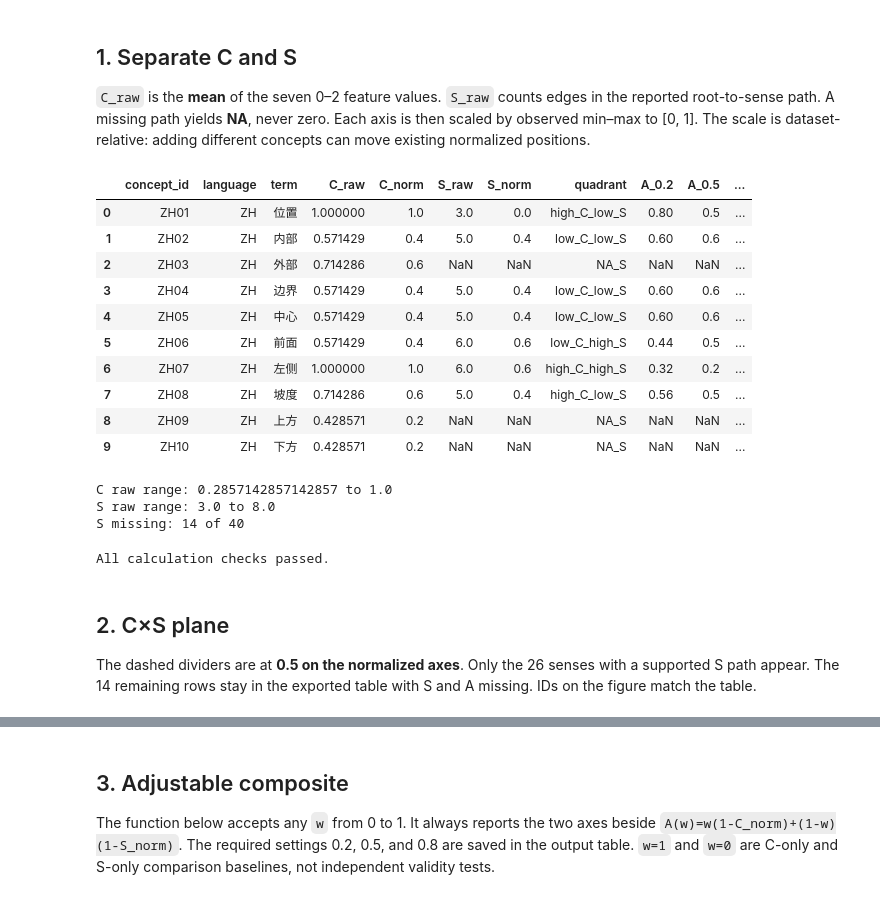
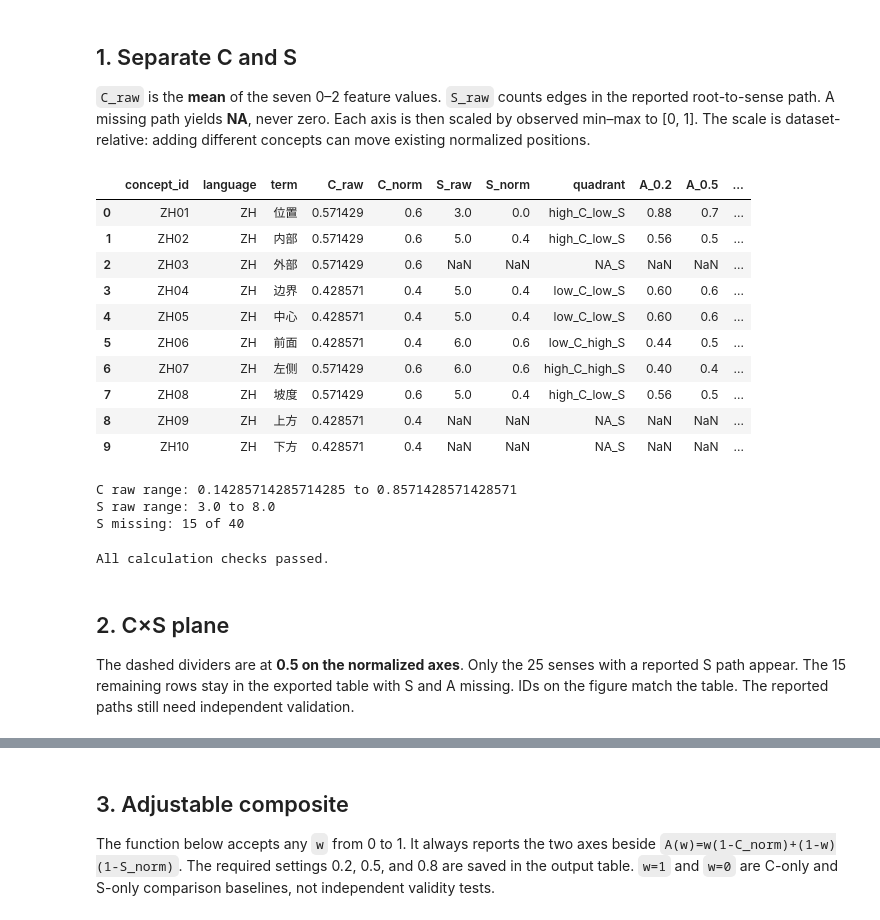
Before and after one commit to Uuu-7/Embodied-AI-and-Neurocomputational-Semantics, a Jupyter notebook: assignments/xiayuqi/ha1_simulator.ipynb, the cells around one changed output, grey strips where cells are left out. Drawn from its saved outputs; the diff is of its cells as text; code cells hidden in the pictures.

```diff
--- a/assignments/xiayuqi/ha1_simulator.ipynb
+++ b/assignments/xiayuqi/ha1_simulator.ipynb
@@ -15,7 +13,7 @@ from IPython.display import display, Image
 
 current = Path.cwd().resolve()
 repo = next((p for p in (current, *current.parents)
-             if (p / "data/final/spatial_relations_zh20_en20_v1.csv").is_file()), None)
+             if (p / "data/final/spatial_relations_zh20_en20_v2.csv").is_file()), None)
 if repo is None:
     raise FileNotFoundError("Open the notebook inside the repository or run it from the repository root")
 work = repo / "assignments/xiayuqi"
@@ -35,28 +33,28 @@ Repository: E:\Data Science\DS_2\7_Embodied AI and Neurocomputional Semantics\hi
 
 `C_raw` is the **mean** of the seven 0–2 feature values. `S_raw` counts edges in the reported root-to-sense path. A missing path yields **NA**, never zero. Each axis is then scaled by observed min–max to [0, 1]. The scale is dataset-relative: adding different concepts can move existing normalized positions.
 # %%
-inventory = load_inventory(repo / "data/final/spatial_relations_zh20_en20_v1.csv")
+inventory = load_inventory(repo / "data/final/spatial_relations_zh20_en20_v2.csv")
 scores = add_weight_settings(prepare_scores(inventory, c_aggregation="mean"))
 display(scores[["concept_id","language","term","C_raw","C_norm","S_raw","S_norm",
                 "quadrant","A_0.2","A_0.5","A_0.8"]].head(10))
 print("C raw range:", scores.C_raw.min(), "to", scores.C_raw.max())
 print("S raw range:", scores.S_raw.min(), "to", scores.S_raw.max())
 print("S missing:", scores.S_raw.isna().sum(), "of", len(scores))
 # %% [output]
 |  | concept_id | language | term | C_raw | C_norm | S_raw | S_norm | quadrant | A_0.2 | A_0.5 | ... |
-| 0 | ZH01 | ZH | 位置 | 1.000000 | 1.0 | 3.0 | 0.0 | high_C_low_S | 0.80 | 0.5 | ... |
-| 1 | ZH02 | ZH | 内部 | 0.571429 | 0.4 | 5.0 | 0.4 | low_C_low_S | 0.60 | 0.6 | ... |
-| 2 | ZH03 | ZH | 外部 | 0.714286 | 0.6 | NaN | NaN | NA_S | NaN | NaN | ... |
-| 3 | ZH04 | ZH | 边界 | 0.571429 | 0.4 | 5.0 | 0.4 | low_C_low_S | 0.60 | 0.6 | ... |
-| 4 | ZH05 | ZH | 中心 | 0.571429 | 0.4 | 5.0 | 0.4 | low_C_low_S | 0.60 | 0.6 | ... |
-| 5 | ZH06 | ZH | 前面 | 0.571429 | 0.4 | 6.0 | 0.6 | low_C_high_S | 0.44 | 0.5 | ... |
-| 6 | ZH07 | ZH | 左侧 | 1.000000 | 1.0 | 6.0 | 0.6 | high_C_high_S | 0.32 | 0.2 | ... |
-| 7 | ZH08 | ZH | 坡度 | 0.714286 | 0.6 | 5.0 | 0.4 | high_C_low_S | 0.56 | 0.5 | ... |
-| 8 | ZH09 | ZH | 上方 | 0.428571 | 0.2 | NaN | NaN | NA_S | NaN | NaN | ... |
-| 9 | ZH10 | ZH | 下方 | 0.428571 | 0.2 | NaN | NaN | NA_S | NaN | NaN | ... |
+| 0 | ZH01 | ZH | 位置 | 0.571429 | 0.6 | 3.0 | 0.0 | high_C_low_S | 0.88 | 0.7 | ... |
+| 1 | ZH02 | ZH | 内部 | 0.571429 | 0.6 | 5.0 | 0.4 | high_C_low_S | 0.56 | 0.5 | ... |
+| 2 | ZH03 | ZH | 外部 | 0.571429 | 0.6 | NaN | NaN | NA_S | NaN | NaN | ... |
+| 3 | ZH04 | ZH | 边界 | 0.428571 | 0.4 | 5.0 | 0.4 | low_C_low_S | 0.60 | 0.6 | ... |
+| 4 | ZH05 | ZH | 中心 | 0.428571 | 0.4 | 5.0 | 0.4 | low_C_low_S | 0.60 | 0.6 | ... |
+| 5 | ZH06 | ZH | 前面 | 0.428571 | 0.4 | 6.0 | 0.6 | low_C_high_S | 0.44 | 0.5 | ... |
+| 6 | ZH07 | ZH | 左侧 | 0.571429 | 0.6 | 6.0 | 0.6 | high_C_high_S | 0.40 | 0.4 | ... |
+| 7 | ZH08 | ZH | 坡度 | 0.571429 | 0.6 | 5.0 | 0.4 | high_C_low_S | 0.56 | 0.5 | ... |
+| 8 | ZH09 | ZH | 上方 | 0.428571 | 0.4 | NaN | NaN | NA_S | NaN | NaN | ... |
+| 9 | ZH10 | ZH | 下方 | 0.428571 | 0.4 | NaN | NaN | NA_S | NaN | NaN | ... |
-C raw range: 0.2857142857142857 to 1.0
+C raw range: 0.14285714285714285 to 0.8571428571428571
 S raw range: 3.0 to 8.0
-S missing: 14 of 40
+S missing: 15 of 40
 # %%
 # Calculation checks: path depth, seven scores, normalization, and NA propagation.
 assert np.allclose(scores.C_raw, scores[list(FEATURES)].mean(axis=1))
@@ -70,7 +68,7 @@ All calculation checks passed.
 # %% [markdown]
 ## 2. C×S plane
 
-The dashed dividers are at **0.5 on the normalized axes**. Only the 26 senses with a supported S path appear. The 14 remaining rows stay in the exported table with S and A missing. IDs on the figure match the table.
+The dashed dividers are at **0.5 on the normalized axes**. Only the 25 senses with a reported S path appear. The 15 remaining rows stay in the exported table with S and A missing. IDs on the figure match the table. The reported paths still need independent validation.
 # %%
 scatter_file = work / "figures/cs_scatter_ha1.png"
 scatter_plot(scores, scatter_file)
```
Also changed, not shown: parts of 10 cells of this notebook, 20 other files.
